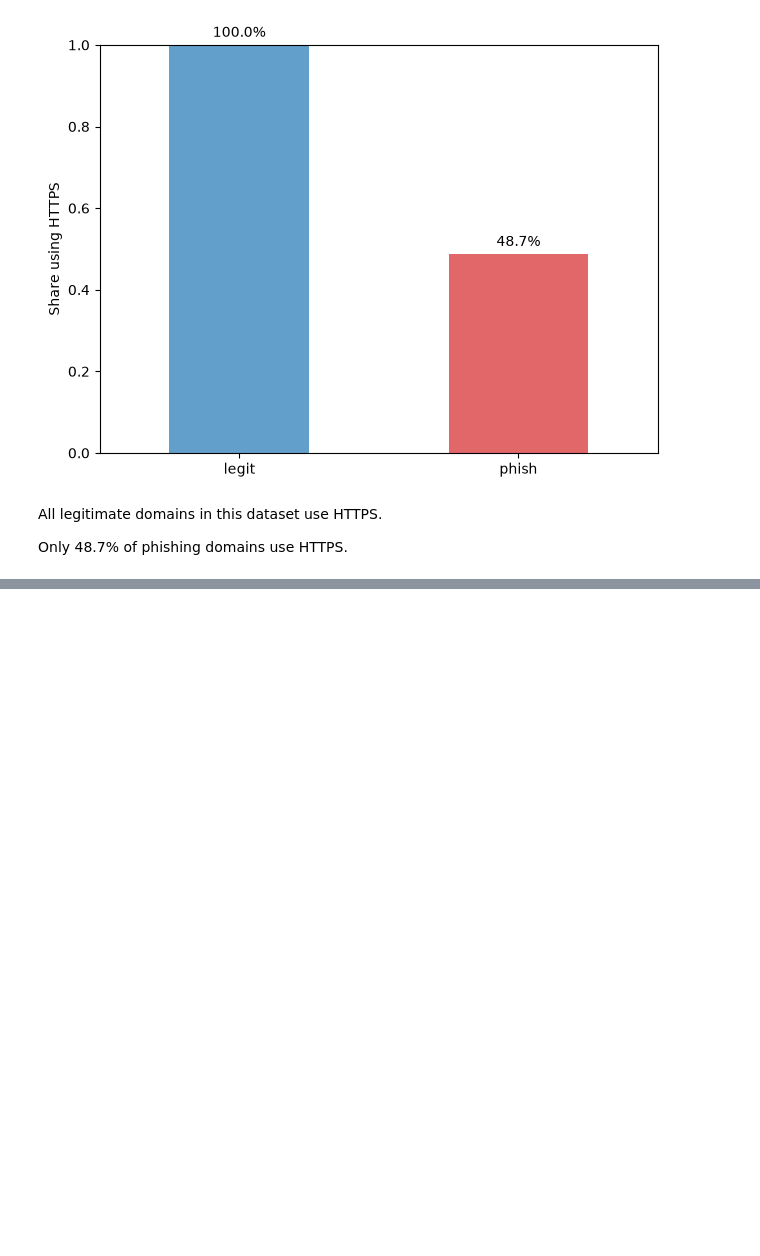
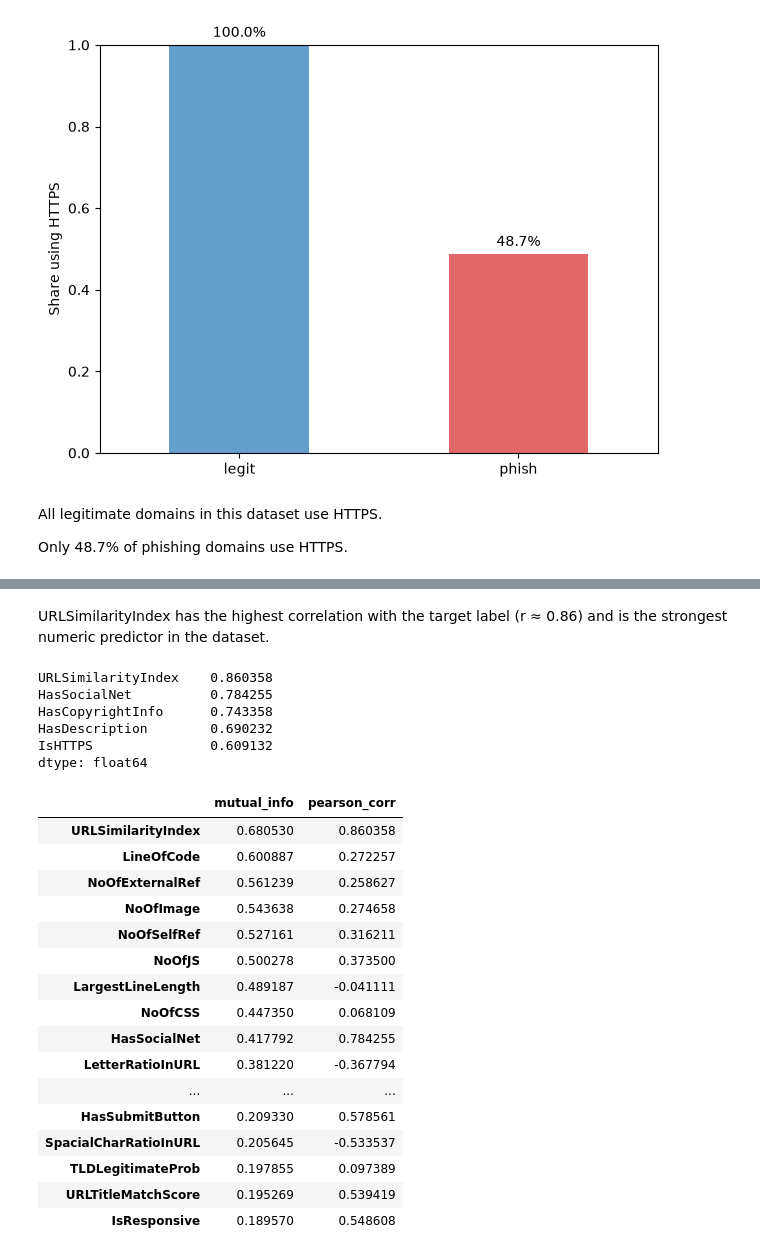
Before and after one commit to EddieYung2335/phishing_url_detection, a Jupyter notebook: notebooks/01_eda.ipynb, the cells around one changed output, grey strips where cells are left out. Cells and saved outputs as stored; diff of their text form; code cells hidden in the pictures; blank space fills up the shorter version.

```diff
--- a/notebooks/01_eda.ipynb
+++ b/notebooks/01_eda.ipynb
@@ -442,0 +475,10 @@ Only 48.7% of phishing domains use HTTPS.
+# %%
+# We need to re-read because the df has new value such as "sub_capped" and "is_https" which are not in the original dataset. We want to get the original columns for correlation analysis.
+COLUMNS = [c for c in pd.read_csv("../data/raw/PhiUSIIL_Phishing_URL_Dataset.csv", nrows=0).columns]
+# %%
+num = df[COLUMNS].select_dtypes("number").drop(columns=["label"])
+# Select the data that is only numeric and drop the label column for correlation analysis
+# %%
+# Pearson correlation between numeric features and the label
+corr = num.corrwith(df["label"]).sort_values(key=abs, ascending=False)
+corr.head(15)
@@ -442,0 +502,12 @@ Only 48.7% of phishing domains use HTTPS.
+# %% [markdown]
+URLSimilarityIndex has the highest correlation with the target label (r ≈ 0.86) and is the strongest numeric predictor in the dataset.
+# %%
+suspect = corr[abs(corr) > 0.6]
+suspect
+# %% [output]
+URLSimilarityIndex    0.860358
+HasSocialNet          0.784255
+HasCopyrightInfo      0.743358
+HasDescription        0.690232
+IsHTTPS               0.609132
+dtype: float64
@@ -442,0 +518,21 @@ Only 48.7% of phishing domains use HTTPS.
+# %%
+mi = pd.Series(mutual_info_classif(num.fillna(0), df["label"], random_state=42), index=num.columns).sort_values(ascending=False)
+pd.DataFrame({"mutual_info": mi, "pearson_corr": corr}).sort_values("mutual_info", ascending=False).head(20)
+# %% [output]
+|  | mutual_info | pearson_corr |
+| URLSimilarityIndex | 0.680530 | 0.860358 |
+| LineOfCode | 0.600887 | 0.272257 |
+| NoOfExternalRef | 0.561239 | 0.258627 |
+| NoOfImage | 0.543638 | 0.274658 |
+| NoOfSelfRef | 0.527161 | 0.316211 |
+| NoOfJS | 0.500278 | 0.373500 |
+| LargestLineLength | 0.489187 | -0.041111 |
+| NoOfCSS | 0.447350 | 0.068109 |
+| HasSocialNet | 0.417792 | 0.784255 |
+| LetterRatioInURL | 0.381220 | -0.367794 |
+| ... | ... | ... |
+| HasSubmitButton | 0.209330 | 0.578561 |
+| SpacialCharRatioInURL | 0.205645 | -0.533537 |
+| TLDLegitimateProb | 0.197855 | 0.097389 |
+| URLTitleMatchScore | 0.195269 | 0.539419 |
+| IsResponsive | 0.189570 | 0.548608 |
```
Also changed, not shown: parts of 12 cells of this notebook, 1 other file.
